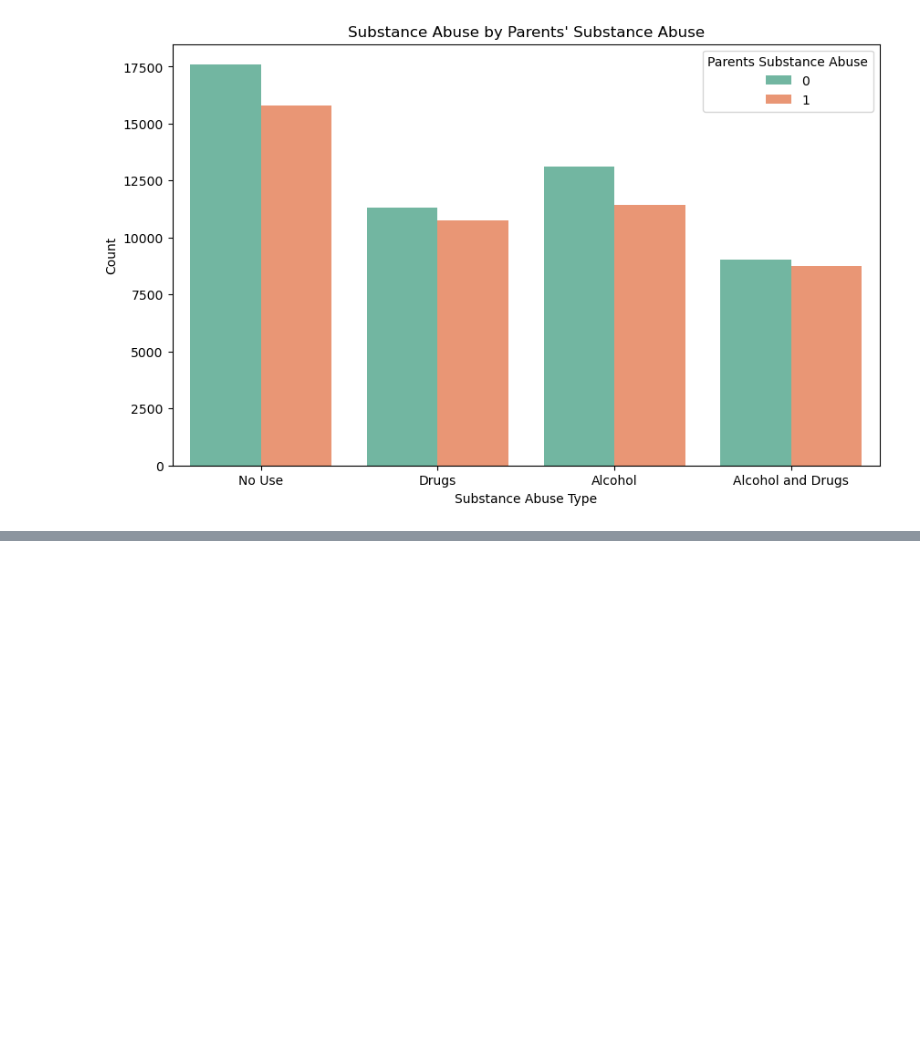
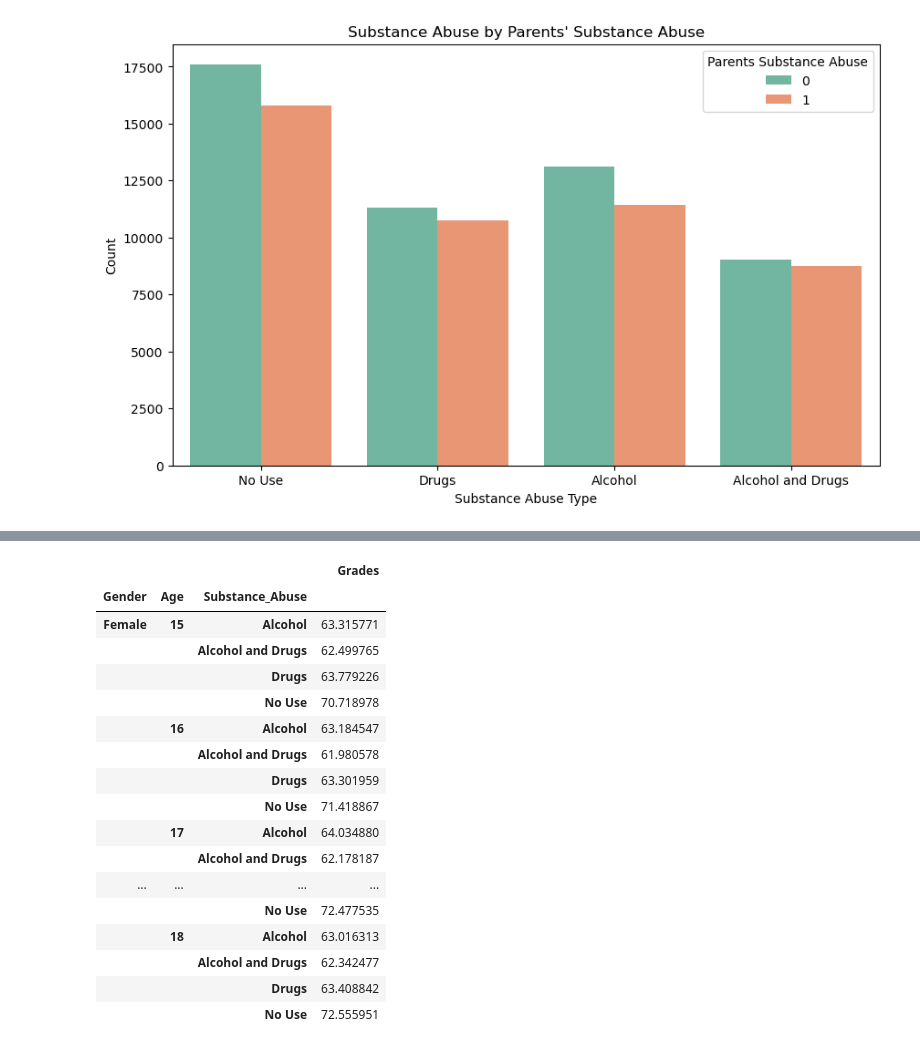
Before and after one commit to HafezAghili/drug-and-alcohol-abuse---data-analysis, a Jupyter notebook: Drug and alcohol abuse - data analysis.ipynb, the cells around one changed output, grey strips where cells are left out. Cells and saved outputs as stored; diff of their text form; code cells hidden in the pictures; blank space fills up the shorter version.

```diff
--- a/Drug and alcohol abuse - data analysis.ipynb
+++ b/Drug and alcohol abuse - data analysis.ipynb
@@ -502,4 +508,6 @@ plt.show()
 # %%
+# bar plot
+data['Parents_Substance_Abuse'] = data['Parents_Substance_Abuse'].astype(str)
 plt.figure(figsize=(10, 6))
 sns.countplot(data=data, x='Substance_Abuse', hue='Parents_Substance_Abuse', palette='Set2')
 plt.title('Substance Abuse by Parents\' Substance Abuse')
@@ -530,15 +539,24 @@ https://gist.github.com/mwaskom/de44147ed2974457ad6372750bbe5751
 [figure]
 # %%
-# practice 6
-data_year_group = data_year.groupby('Sex').mean()
-data_year_group
-
-plt.bar(data_year_group.columns, data_year_group.loc['Male'], 0.2, label='Male')
-plt.bar(data_year_group.columns, data_year_group.loc['Both sexes'], 0.3, label='Both sexes' , alpha=0.7)
-plt.bar(data_year_group.columns, data_year_group.loc['Female'], 0.4, label='Female' , alpha=0.8)
-plt.title('Average suicide rate in 4 different years')
-plt.xlabel('year')
-plt.ylabel('Suicide rates per 100000 population')
-plt.legend()
-plt.grid()
-plt.show()
+data_gender_group = data.groupby(['Gender', 'Age', 'Substance_Abuse'])['Grades'].agg("mean")
+data_gender_group = pd.DataFrame(data_gender_group)
+data_gender_group
+# %% [output]
+|  |  |  | Grades |
+| Gender | Age | Substance_Abuse |  |
+| Female | 15 | Alcohol | 63.315771 |
+|  |  | Alcohol and Drugs | 62.499765 |
+|  |  | Drugs | 63.779226 |
+|  |  | No Use | 70.718978 |
+|  | 16 | Alcohol | 63.184547 |
+|  |  | Alcohol and Drugs | 61.980578 |
+|  |  | Drugs | 63.301959 |
+|  |  | No Use | 71.418867 |
+|  | 17 | Alcohol | 64.034880 |
+|  |  | Alcohol and Drugs | 62.178187 |
+| ... | ... | ... | ... |
+|  |  | No Use | 72.477535 |
+|  | 18 | Alcohol | 63.016313 |
+|  |  | Alcohol and Drugs | 62.342477 |
+|  |  | Drugs | 63.408842 |
+|  |  | No Use | 72.555951 |
```
Also changed, not shown: parts of 9 cells of this notebook.
